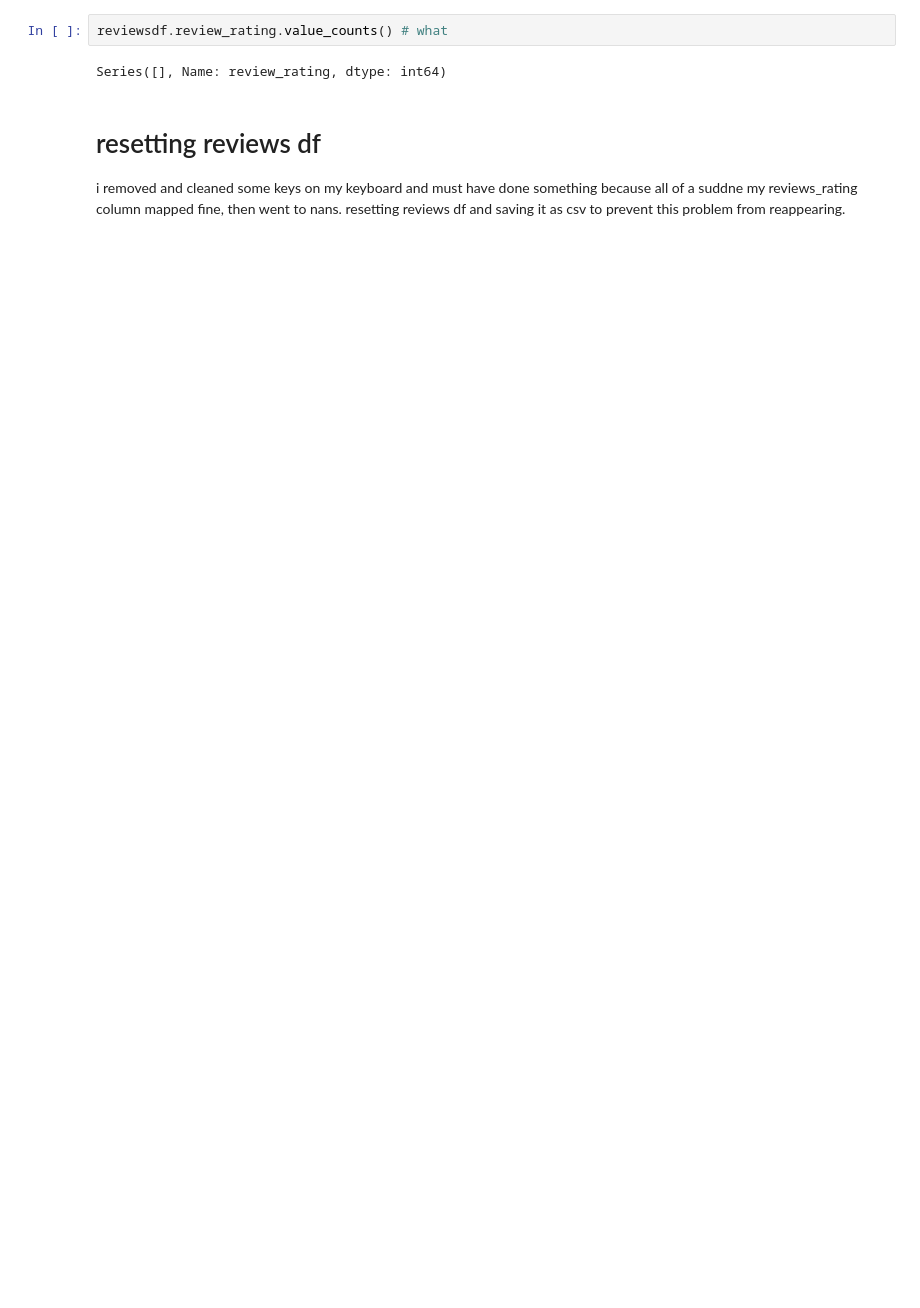
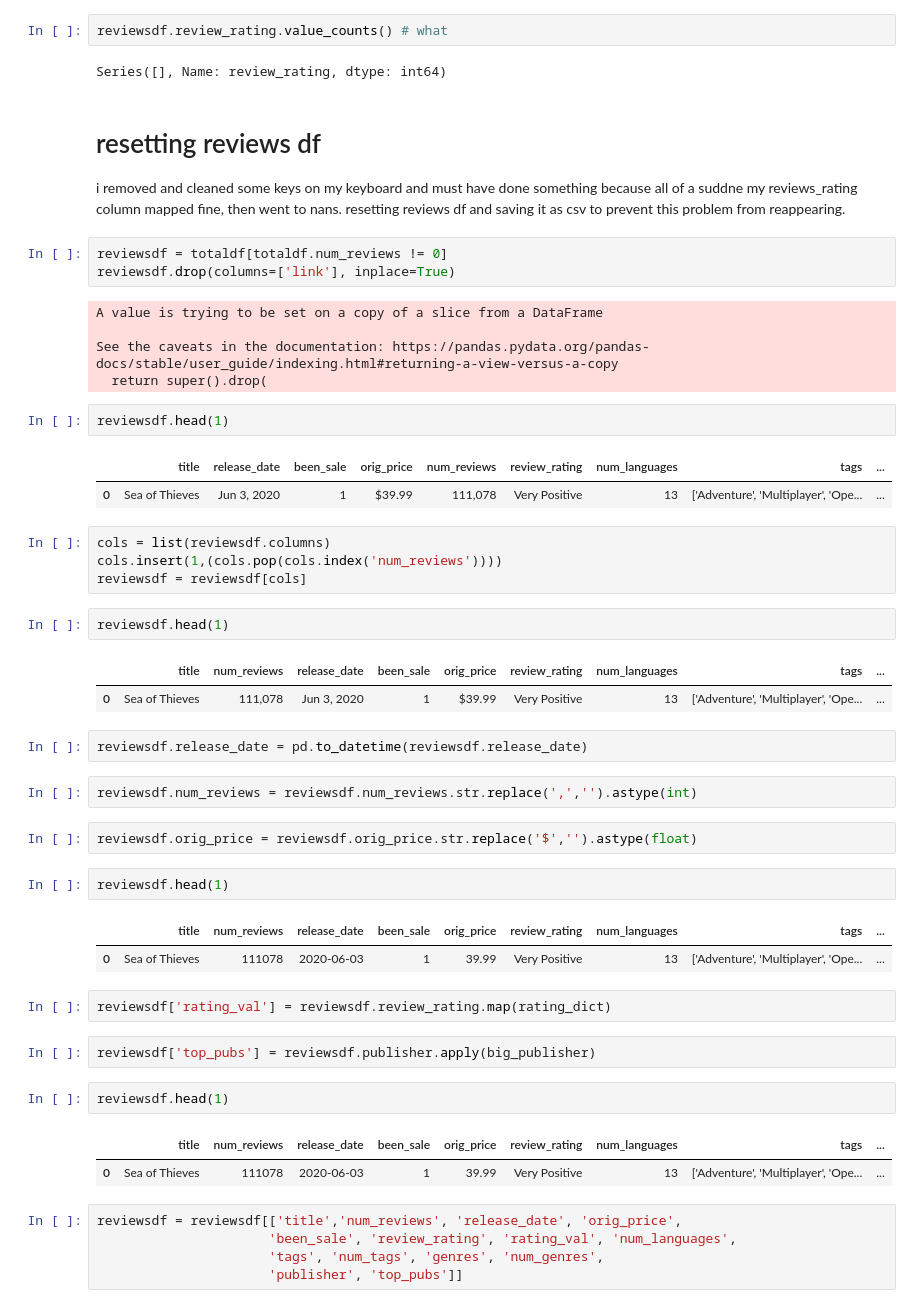
Before and after one commit to MichaelHarnett/Regression_Metis, a Jupyter notebook: df_editing.ipynb, the cells around one changed output. Cells and saved outputs as stored; diff of their text form; blank space fills up the shorter version.

```diff
--- a/df_editing.ipynb
+++ b/df_editing.ipynb
@@ -743,3 +743,50 @@ Series([], Name: review_rating, dtype: int64)
 # resetting reviews df
 i removed and cleaned some keys on my keyboard and must have done something because
 all of a suddne my reviews_rating column mapped fine, then went to nans. resetting reviews df and saving it as csv to prevent this problem from reappearing.
+# %%
+reviewsdf = totaldf[totaldf.num_reviews != 0]
+reviewsdf.drop(columns=['link'], inplace=True)
+# %% [output]
+A value is trying to be set on a copy of a slice from a DataFrame
+
+See the caveats in the documentation: https://pandas.pydata.org/pandas-docs/stable/user_guide/indexing.html#returning-a-view-versus-a-copy
+  return super().drop(
+# %%
+reviewsdf.head(1)
+# %% [output]
+|  | title | release_date | been_sale | orig_price | num_reviews | review_rating | num_languages | tags | ... |
+| 0 | Sea of Thieves | Jun 3, 2020 | 1 | $39.99 | 111,078 | Very Positive | 13 | ['Adventure', 'Multiplayer', 'Ope... | ... |
+# %%
+cols = list(reviewsdf.columns)
+cols.insert(1,(cols.pop(cols.index('num_reviews'))))
+reviewsdf = reviewsdf[cols]
+# %%
+reviewsdf.head(1)
+# %% [output]
+|  | title | num_reviews | release_date | been_sale | orig_price | review_rating | num_languages | tags | ... |
+| 0 | Sea of Thieves | 111,078 | Jun 3, 2020 | 1 | $39.99 | Very Positive | 13 | ['Adventure', 'Multiplayer', 'Ope... | ... |
+# %%
+reviewsdf.release_date = pd.to_datetime(reviewsdf.release_date)
+# %%
+reviewsdf.num_reviews = reviewsdf.num_reviews.str.replace(',','').astype(int)
+# %%
+reviewsdf.orig_price = reviewsdf.orig_price.str.replace('$','').astype(float)
+# %%
+reviewsdf.head(1)
+# %% [output]
+|  | title | num_reviews | release_date | been_sale | orig_price | review_rating | num_languages | tags | ... |
+| 0 | Sea of Thieves | 111078 | 2020-06-03 | 1 | 39.99 | Very Positive | 13 | ['Adventure', 'Multiplayer', 'Ope... | ... |
+# %%
+reviewsdf['rating_val'] = reviewsdf.review_rating.map(rating_dict)
+# %%
+reviewsdf['top_pubs'] = reviewsdf.publisher.apply(big_publisher)
+# %%
+reviewsdf.head(1)
+# %% [output]
+|  | title | num_reviews | release_date | been_sale | orig_price | review_rating | num_languages | tags | ... |
+| 0 | Sea of Thieves | 111078 | 2020-06-03 | 1 | 39.99 | Very Positive | 13 | ['Adventure', 'Multiplayer', 'Ope... | ... |
+# %%
+reviewsdf = reviewsdf[['title','num_reviews', 'release_date', 'orig_price',
+                      'been_sale', 'review_rating', 'rating_val', 'num_languages',
+                      'tags', 'num_tags', 'genres', 'num_genres',
+                      'publisher', 'top_pubs']]
```
Also changed, not shown: parts of 3 cells of this notebook, 1 other file.
